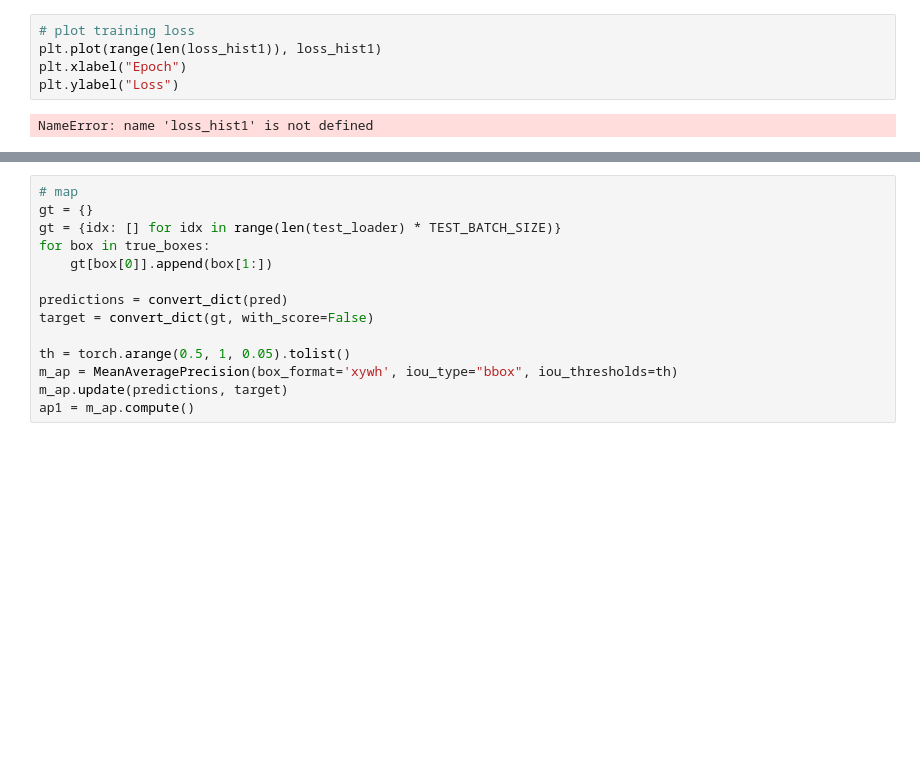
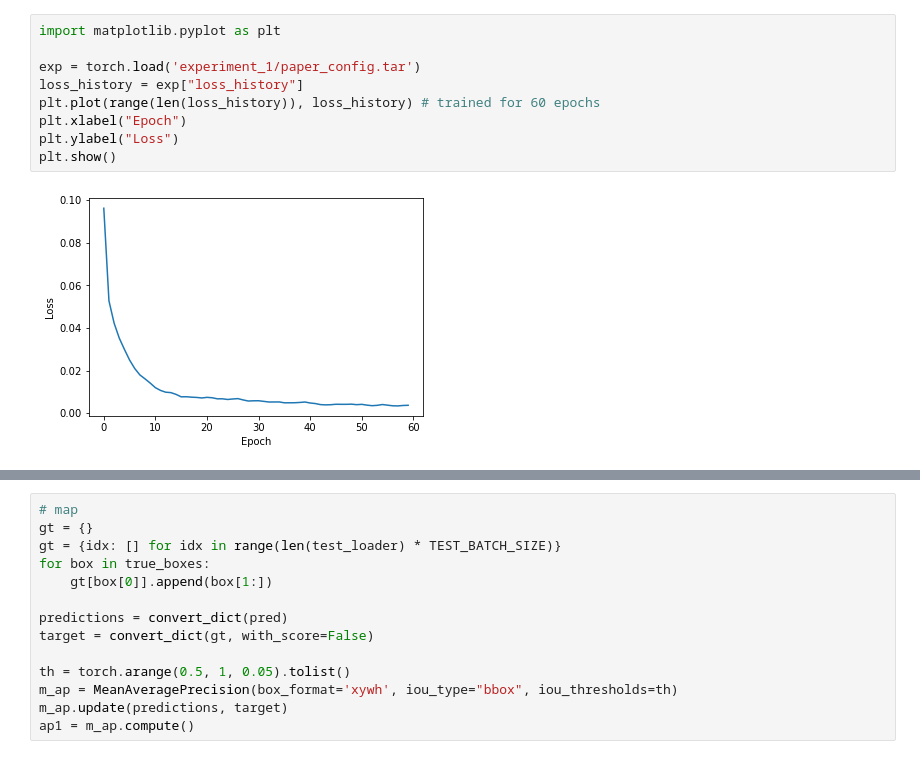
Before and after one commit to adcy358/Image_Analysis_CW, a Jupyter notebook: Experiment_5.ipynb, the cells around one changed output, grey strips where cells are left out. Saved outputs shown, nothing was run; the diff lists cells and outputs as text; blank space fills up the shorter version.

```diff
--- a/Experiment_5.ipynb
+++ b/Experiment_5.ipynb
@@ -62,7 +80,11 @@ UnboundLocalError: local variable 'epoch' referenced before assignment
-# %%
-# plot training loss
-plt.plot(range(len(loss_hist1)), loss_hist1)
-plt.xlabel("Epoch")
-plt.ylabel("Loss")
-# %% [output]
-NameError: name 'loss_hist1' is not defined
+# %%
+import matplotlib.pyplot as plt
+
+exp = torch.load('experiment_1/paper_config.tar')
+loss_history = exp["loss_history"]
+plt.plot(range(len(loss_history)), loss_history) # trained for 60 epochs
+plt.xlabel("Epoch")
+plt.ylabel("Loss")
+plt.show()
+# %% [output]
+[figure, added]
```
Also changed, not shown: parts of 31 cells of this notebook, 3 other files.
